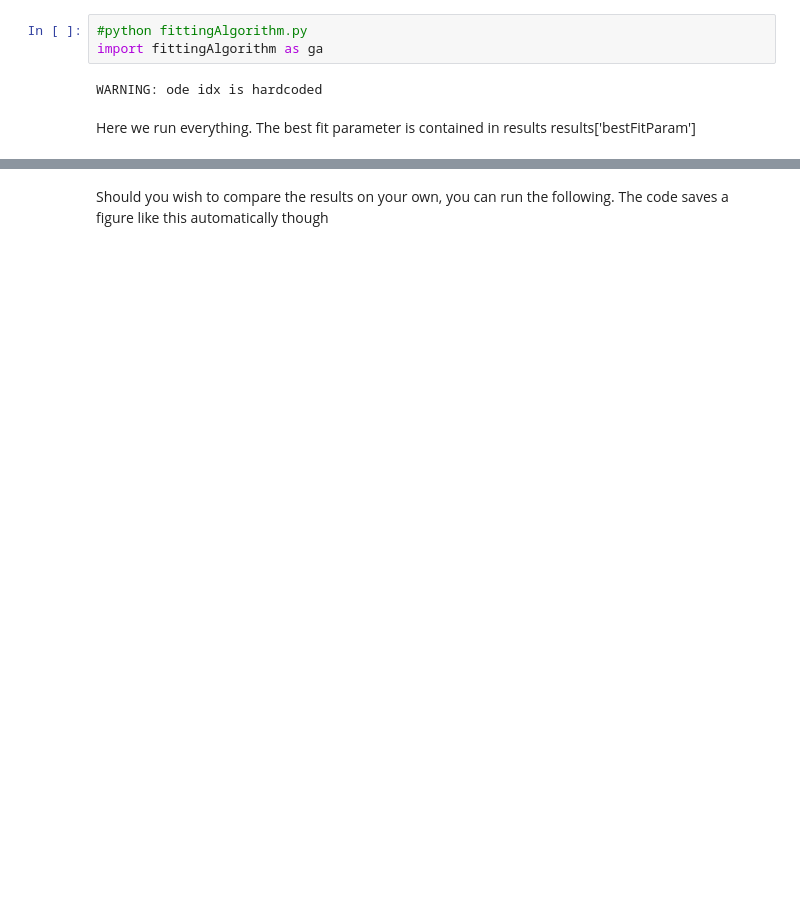
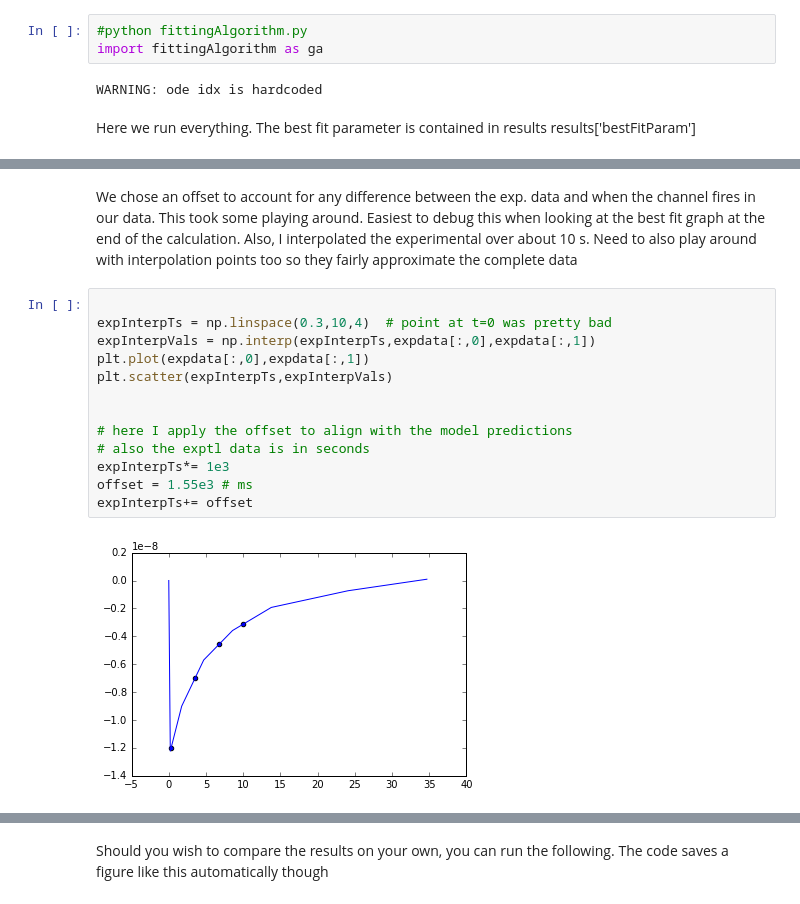
Before and after one commit to huskeypm/microglia, a Jupyter notebook: fitting/fitting.ipynb, the cells around one changed output, grey strips where cells are left out. Saved outputs shown, nothing was run; the diff lists cells and outputs as text; blank space fills up the shorter version.

```diff
--- a/fitting/fitting.ipynb
+++ b/fitting/fitting.ipynb
@@ -154,0 +154,17 @@ plt.plot(expdata[:,0],expdata[:,1]/np.min(expdata[:,1]))
+# %% [markdown]
+We chose an offset to account for any difference between the exp. data and when the channel fires in our data. This took some playing around. Easiest to debug this when looking at the best fit graph at the end of the calculation. Also, I interpolated the experimental over about 10 s. Need to also play around with interpolation points too so they fairly approximate the complete data
+# %%
+
+expInterpTs = np.linspace(0.3,10,4)  # point at t=0 was pretty bad
+expInterpVals = np.interp(expInterpTs,expdata[:,0],expdata[:,1])
+plt.plot(expdata[:,0],expdata[:,1])
+plt.scatter(expInterpTs,expInterpVals)
+
+
+# here I apply the offset to align with the model predictions
+# also the exptl data is in seconds
+expInterpTs*= 1e3
+offset = 1.55e3 # ms
+expInterpTs+= offset
+# %% [output]
+[figure, added]
```
Also changed, not shown: parts of 12 cells of this notebook, 1 other file.
